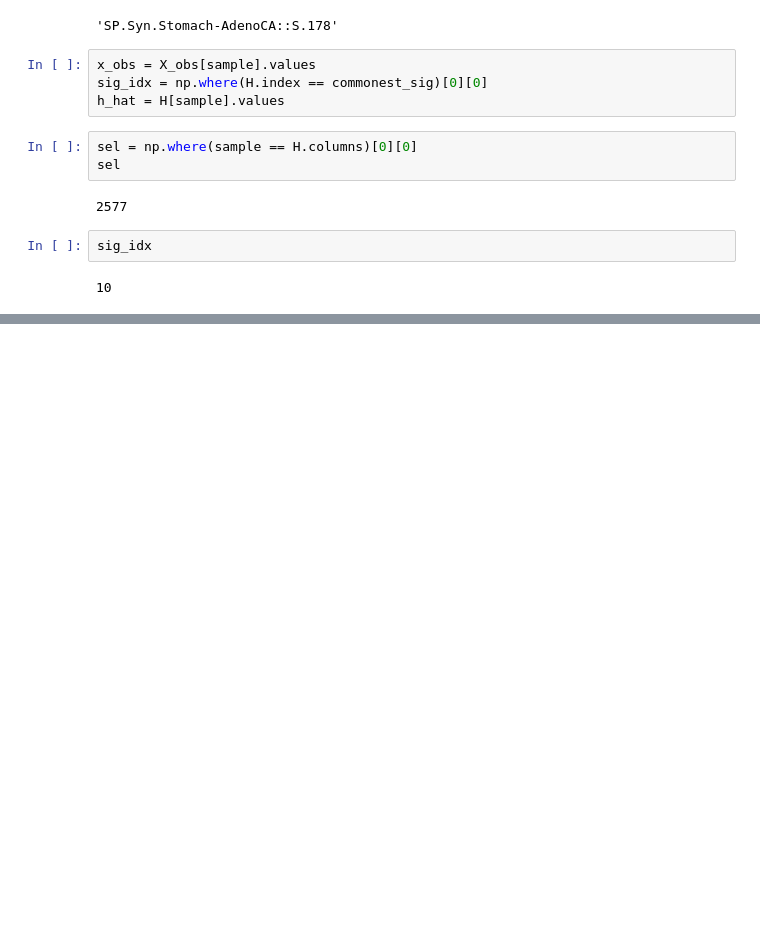
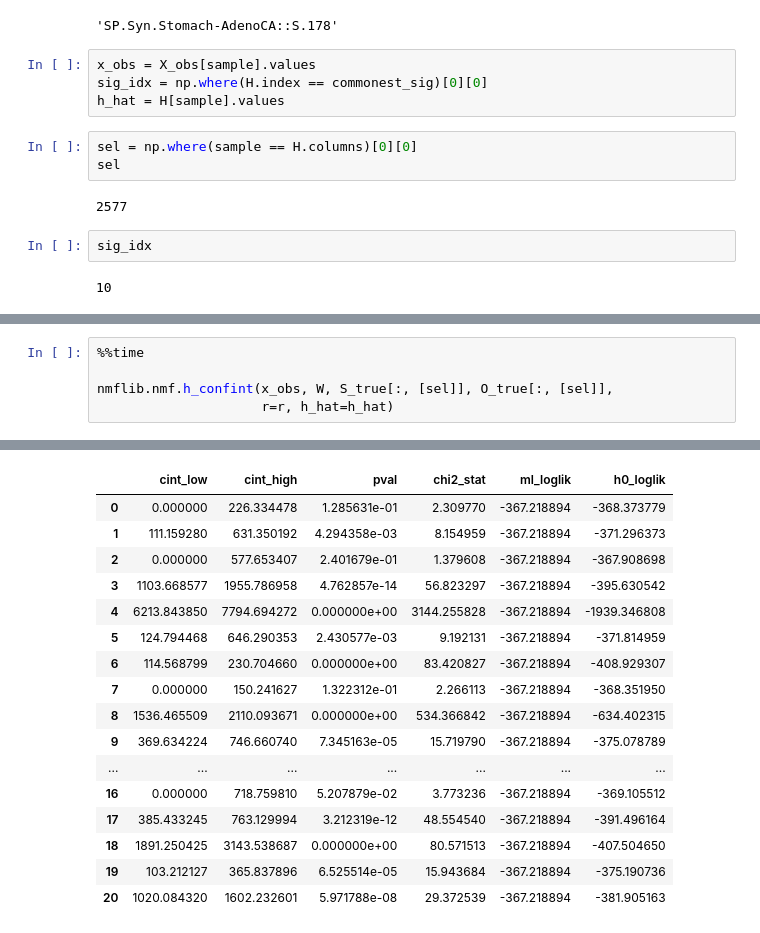
Before and after one commit to yl3/nmflib, a Jupyter notebook: notebooks/2019-12-26_test_lrt_and_confint_code.ipynb, the cells around one changed output, grey strips where cells are left out. Drawn from its saved outputs; the diff is of its cells as text; blank space fills up the shorter version.

```diff
--- a/notebooks/2019-12-26_test_lrt_and_confint_code.ipynb
+++ b/notebooks/2019-12-26_test_lrt_and_confint_code.ipynb
@@ -374,0 +450,6 @@ Wall time: 144 ms
+# %%
+%%time
+
+nmflib.nmf.h_confint(x_obs, W, S_true[:, [sel]], O_true[:, [sel]],
+                     r=r, h_hat=h_hat)
+# %% [output]
@@ -374,0 +458,17 @@ Wall time: 144 ms
+|  | cint_low | cint_high | pval | chi2_stat | ml_loglik | h0_loglik |
+| 0 | 0.000000 | 226.334478 | 1.285631e-01 | 2.309770 | -367.218894 | -368.373779 |
+| 1 | 111.159280 | 631.350192 | 4.294358e-03 | 8.154959 | -367.218894 | -371.296373 |
+| 2 | 0.000000 | 577.653407 | 2.401679e-01 | 1.379608 | -367.218894 | -367.908698 |
+| 3 | 1103.668577 | 1955.786958 | 4.762857e-14 | 56.823297 | -367.218894 | -395.630542 |
+| 4 | 6213.843850 | 7794.694272 | 0.000000e+00 | 3144.255828 | -367.218894 | -1939.346808 |
+| 5 | 124.794468 | 646.290353 | 2.430577e-03 | 9.192131 | -367.218894 | -371.814959 |
+| 6 | 114.568799 | 230.704660 | 0.000000e+00 | 83.420827 | -367.218894 | -408.929307 |
+| 7 | 0.000000 | 150.241627 | 1.322312e-01 | 2.266113 | -367.218894 | -368.351950 |
+| 8 | 1536.465509 | 2110.093671 | 0.000000e+00 | 534.366842 | -367.218894 | -634.402315 |
+| 9 | 369.634224 | 746.660740 | 7.345163e-05 | 15.719790 | -367.218894 | -375.078789 |
+| ... | ... | ... | ... | ... | ... | ... |
+| 16 | 0.000000 | 718.759810 | 5.207879e-02 | 3.773236 | -367.218894 | -369.105512 |
+| 17 | 385.433245 | 763.129994 | 3.212319e-12 | 48.554540 | -367.218894 | -391.496164 |
+| 18 | 1891.250425 | 3143.538687 | 0.000000e+00 | 80.571513 | -367.218894 | -407.504650 |
+| 19 | 103.212127 | 365.837896 | 6.525514e-05 | 15.943684 | -367.218894 | -375.190736 |
+| 20 | 1020.084320 | 1602.232601 | 5.971788e-08 | 29.372539 | -367.218894 | -381.905163 |
```
Also changed, not shown: parts of 24 cells of this notebook, 1 other file.
